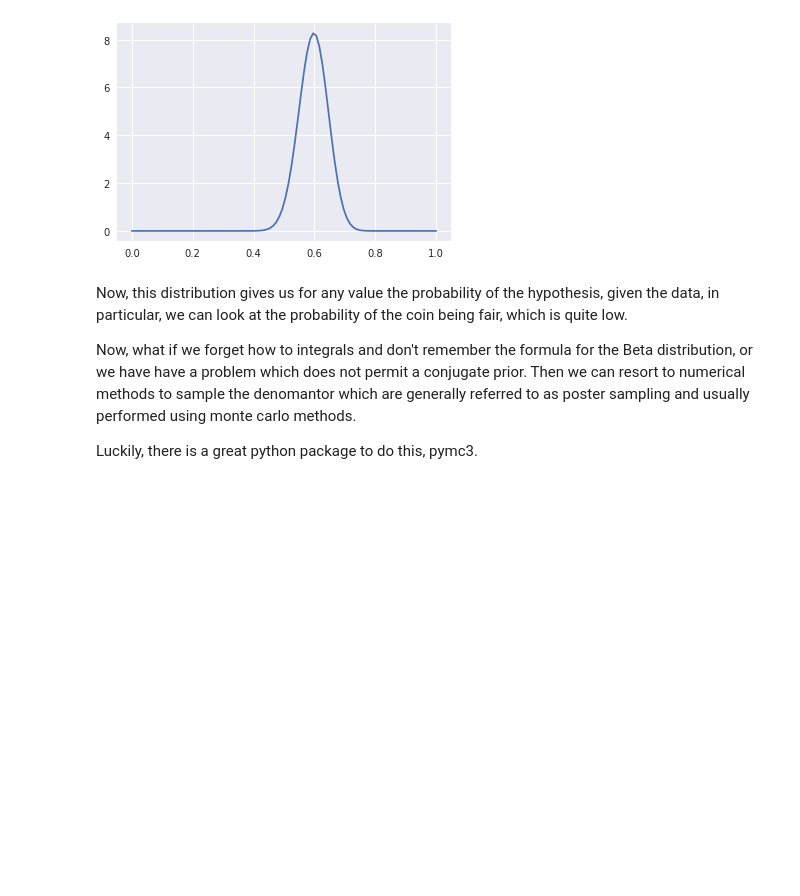
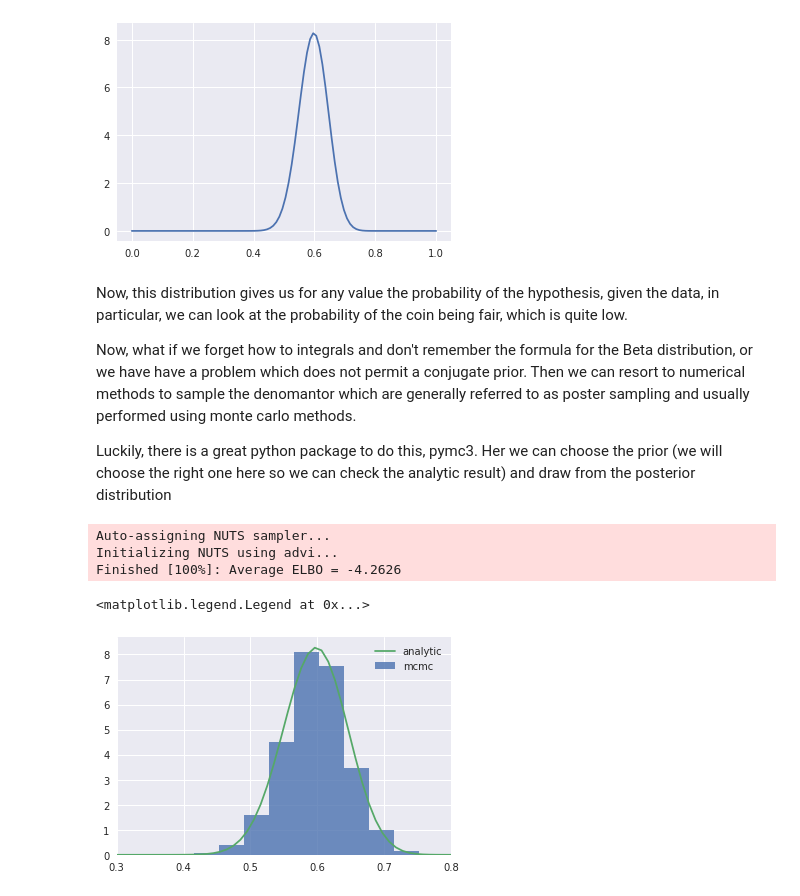
Before and after one commit to ZachGlassman/hypothesis_testing, a Jupyter notebook: Lecture.ipynb, the cells around one changed output. Cells and saved outputs as stored; diff of their text form; code cells hidden in the pictures; blank space fills up the shorter version.

```diff
--- a/Lecture.ipynb
+++ b/Lecture.ipynb
@@ -192,4 +194,4 @@ Now, this distribution gives us for any value the probability of the hypothesis,
 
 Now, what if we forget how to integrals and don't remember the formula for the Beta distribution, or we have have a problem which does not permit a conjugate prior.  Then we can resort to numerical methods to sample the denomantor which are generally referred to as poster sampling and usually performed using monte carlo methods.
 
-Luckily, there is a great python package to do this, pymc3.
+Luckily, there is a great python package to do this, pymc3.  Her we can choose the prior (we will choose the right one here so we can check the analytic result) and draw from the posterior distribution
@@ -195,0 +200,19 @@ Luckily, there is a great python package to do this, pymc3.
+# %%
+with pm.Model():
+    p = pm.Beta('p', alpha=2, beta=2)
+    y = pm.Binomial('y', n=100, p=p, observed=60)
+    trace = pm.sample(20000)
+sampled = trace[p][1000:]
+# %% [output]
+Auto-assigning NUTS sampler...
+Initializing NUTS using advi...
+Finished [100%]: Average ELBO = -4.2626
+# %%
+plt.hist(sampled, normed=True,alpha=.8,label='mcmc')
+p = beta.pdf(x, 62, 42)
+plt.plot(x, p, label='analytic')
+plt.xlim(.3,.8)
+plt.legend()
+# %% [output]
+<matplotlib.legend.Legend at 0x...>
+[figure, added]
```
Also changed, not shown: parts of 7 cells of this notebook.
